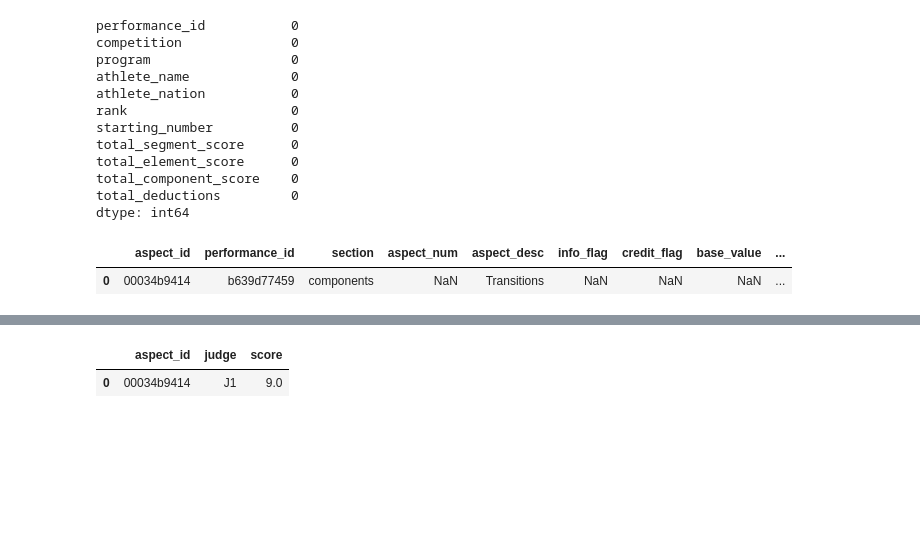
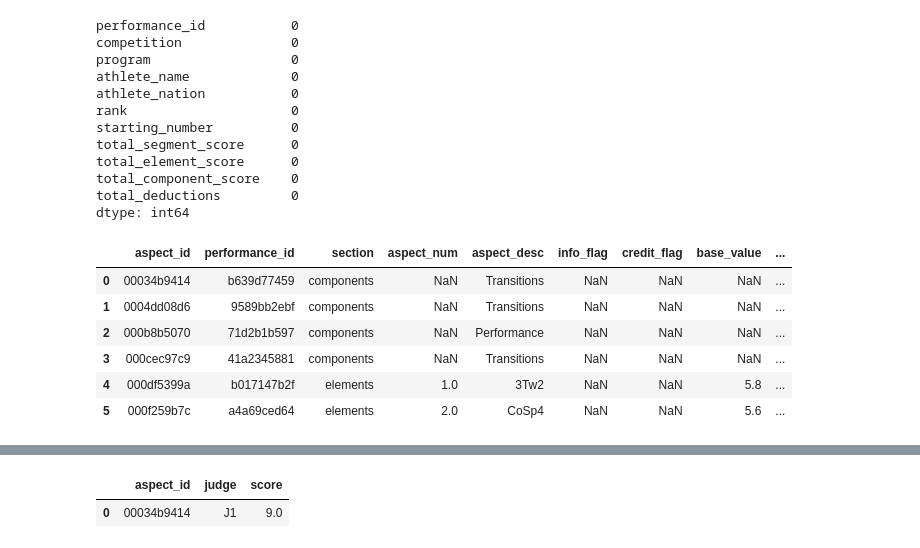
Before and after one commit to valinsogna/data_visualization_project, a Jupyter notebook: Preprocessing.ipynb, the cells around one changed output, grey strips where cells are left out. Cells and saved outputs as stored; diff of their text form; code cells hidden in the pictures; blank space fills up the shorter version.

```diff
--- a/Preprocessing.ipynb
+++ b/Preprocessing.ipynb
@@ -42,10 +46,15 @@ performances.drop('total_segment_score', axis=1, inplace=True)
 performances.drop('total_element_score', axis=1, inplace=True)
 performances.drop('total_component_score', axis=1, inplace=True)
 # %%
-aspects.head(1)
+aspects.head(6)
 # %% [output]
 |  | aspect_id | performance_id | section | aspect_num | aspect_desc | info_flag | credit_flag | base_value | ... |
 | 0 | 00034b9414 | b639d77459 | components | NaN | Transitions | NaN | NaN | NaN | ... |
+| 1 | 0004dd08d6 | 9589bb2ebf | components | NaN | Transitions | NaN | NaN | NaN | ... |
+| 2 | 000b8b5070 | 71d2b1b597 | components | NaN | Performance | NaN | NaN | NaN | ... |
+| 3 | 000cec97c9 | 41a2345881 | components | NaN | Transitions | NaN | NaN | NaN | ... |
+| 4 | 000df5399a | b017147b2f | elements | 1.0 | 3Tw2 | NaN | NaN | 5.8 | ... |
+| 5 | 000f259b7c | a4a69ced64 | elements | 2.0 | CoSp4 | NaN | NaN | 5.6 | ... |
 # %%
 # rinomino le colonne per evitare incomprensioni dopo le join
 aspects.rename(columns={'scores_of_panel': 'aspect_final_score'}, inplace=True)
```
Also changed, not shown: parts of 14 cells of this notebook, 1 other file.
